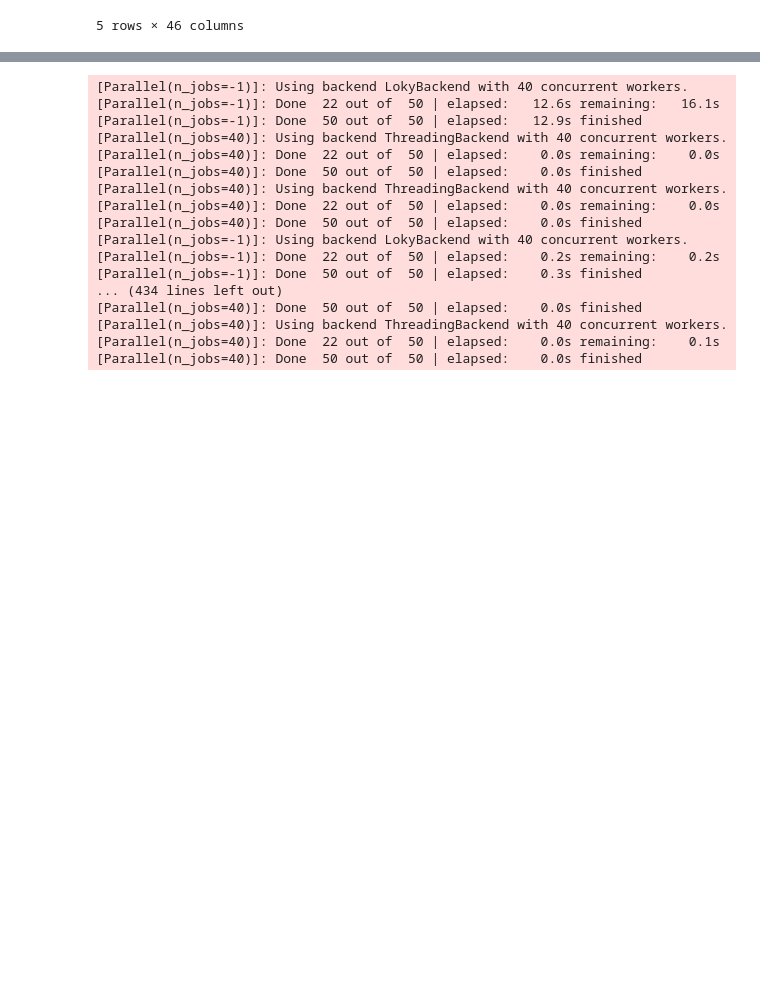
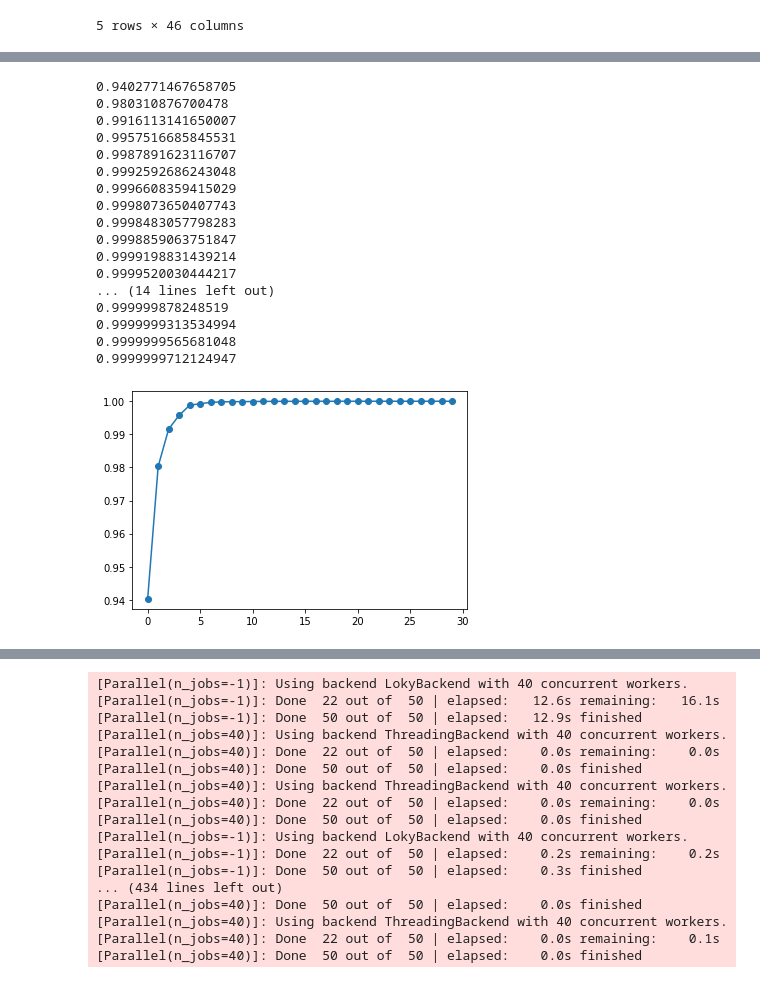
Before and after one commit to LeiHaoa/RabbitVar, a Jupyter notebook: RandomForest/train_random_forest.ipynb, the cells around one changed output, grey strips where cells are left out. Saved outputs shown, nothing was run; the diff lists cells and outputs as text; code cells hidden in the pictures; blank space fills up the shorter version.

```diff
--- a/RandomForest/train_random_forest.ipynb
+++ b/RandomForest/train_random_forest.ipynb
@@ -136,5 +138,5 @@ Wall time: 1min 28s
 %%time
 import pandas as pd
 # --------------------------------------- load data by csv file -----------------------------------#
-data = pd.read_csv("/home/old_home/haoz/workspace/FastVC/RandomForest/uniform_data.tsv", header=None)
+data = pd.read_csv("/home/haoz/workspace/uniform_indel_data_withdream.tsv", header=None)
 # %% [output]
@@ -191,16 +204,9 @@ Wall time: 15 s
 # %%
-'''
+
 from sklearn.decomposition import PCA
-pca = PCA(n_components=3)
+n_components = 30
+pca = PCA(n_components=n_components)
 pca.fit(train_set[train_set.columns])
 print(train_set.columns)
 print(pca.explained_variance_ratio_)
-total_ratio = 0
-for i in pca.explained_variance_ratio_:
-    total_ratio += i
-print(total_ratio)
-print(pca.explained_variance_)
-train_set_reduction = pca.transform(train_set)
-train_set_reduction[:5]
-'''
 # %% [output]
@@ -208 +232,36 @@ train_set_reduction[:5]
+# %%
+from matplotlib import pyplot as plt
+import math
+total_ratio = 0
+base = [0 for i in range(n_components)]
+for i in range(n_components):
+    total_ratio += pca.explained_variance_ratio_[i]
+    base[i] = total_ratio
+    print(total_ratio)
+plt.scatter(range(n_components), base)
+plt.plot(range(n_components), base)
+plt.show()
+#print(total_ratio)
+#print(pca.explained_variance_)
+#train_set_reduction = pca.transform(train_set)
+#train_set_reduction[:5]
+# %% [output]
+0.9402771467658705
+0.980310876700478
+0.9916113141650007
+0.9957516685845531
+0.9987891623116707
+0.9992592686243048
+0.9996608359415029
+0.9998073650407743
+0.9998483057798283
+0.9998859063751847
+0.9999198831439214
+0.9999520030444217
+... (14 lines left out)
+0.999999878248519
+0.9999999313534994
+0.9999999565681048
+0.9999999712124947
+[figure, added]
 # %%
```
Also changed, not shown: parts of 10 cells of this notebook.
